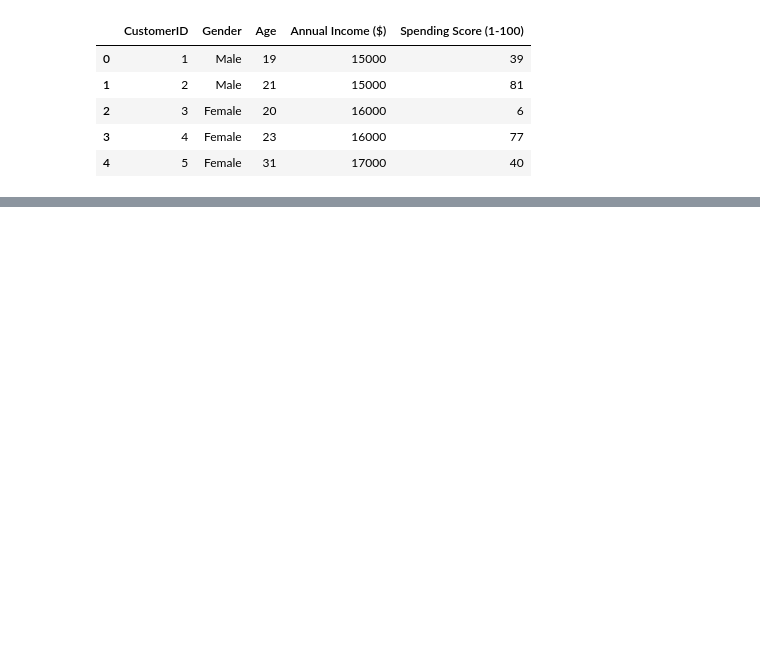
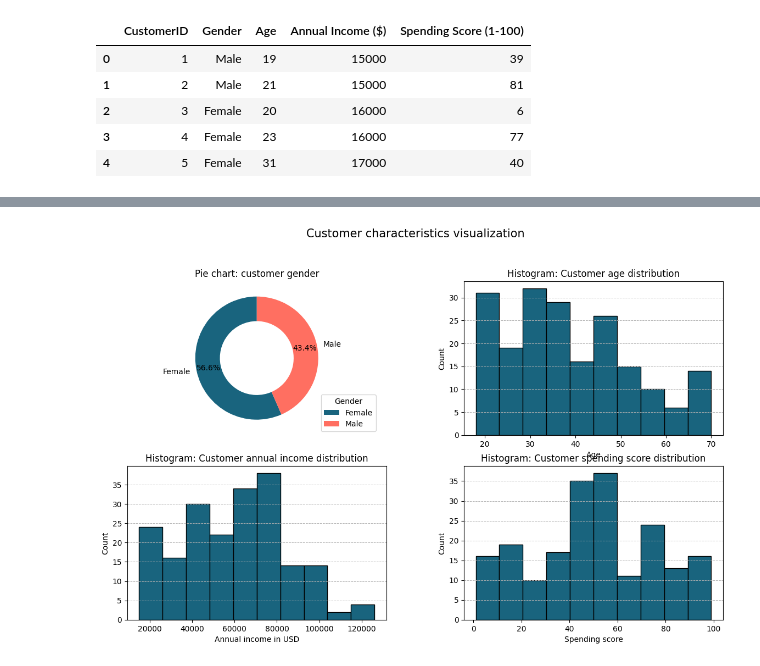
Before and after one commit to dalimvc/Clustering-and-Classification-Models, a Jupyter notebook: DS24-Clustering-b21dalmi.ipynb, the cells around one changed output, grey strips where cells are left out. Drawn from its saved outputs; the diff is of its cells as text; code cells hidden in the pictures; blank space fills up the shorter version.

Commit message:
clustering start

```diff
--- a/DS24-Clustering-b21dalmi.ipynb
+++ b/DS24-Clustering-b21dalmi.ipynb
@@ -37,0 +82,39 @@ df.head()
+# %%
+colors = ["#19647E", "#FF6F61"]
+# %%
+from matplotlib import pyplot as plt
+
+fig, axs = plt.subplots(2, 2, figsize=(14, 8))
+axs = axs.flatten()
+
+gender_counts = df['Gender'].value_counts()
+labels = gender_counts.index
+
+axs[0].pie(df['Gender'].value_counts(), colors=colors, labels= labels ,autopct='%1.1f%%', startangle=90,  wedgeprops=dict(width=0.4), pctdistance=0.8)
+axs[0].set_title("Pie chart: customer gender")
+axs[0].legend(title="Gender", loc='lower right', bbox_to_anchor=(1.3, 0))
+
+axs[1].hist(df['Age'], bins=10, color=colors[0], edgecolor='black')
+axs[1].set_title("Histogram: Customer age distribution")
+axs[1].set_xlabel("Age")
+axs[1].set_ylabel("Count")
+axs[1].grid(True, which='both', axis='y', linestyle='--', linewidth=0.7)
+
+
+axs[2].hist(df['Annual Income ($)'], bins=10, color=colors[0], edgecolor='black')
+axs[2].set_title("Histogram: Customer annual income distribution")
+axs[2].set_xlabel("Annual income in USD")
+axs[2].set_ylabel("Count")
+axs[2].grid(True, which='both', axis='y', linestyle='--', linewidth=0.7)
+
+axs[3].hist(df['Spending Score (1-100)'], bins=10, color=colors[0], edgecolor='black')
+axs[3].set_title("Histogram: Customer spending score distribution")
+axs[3].set_xlabel("Spending score")
+axs[3].set_ylabel("Count")
+axs[3].grid(True, which='both', axis='y', linestyle='--', linewidth=0.7)
+
+plt.suptitle("Customer characteristics visualization", fontsize=15, y=1.0)
+plt.subplots_adjust(hspace=0.2, wspace=0.3)
+plt.show()
+# %% [output]
+[figure, added]
```
Also changed, not shown: parts of 12 cells of this notebook.
